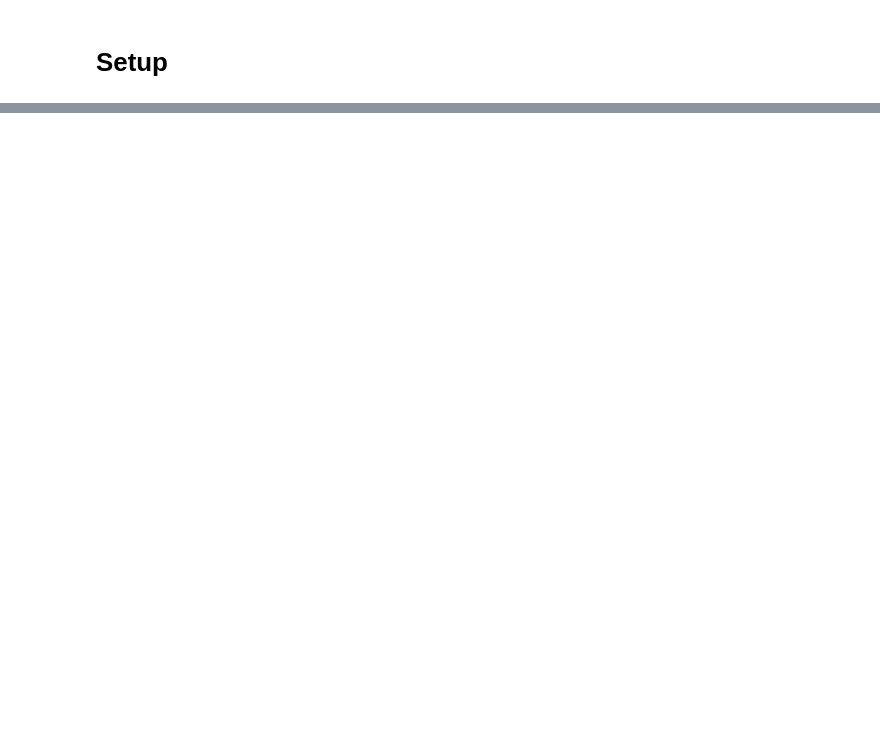
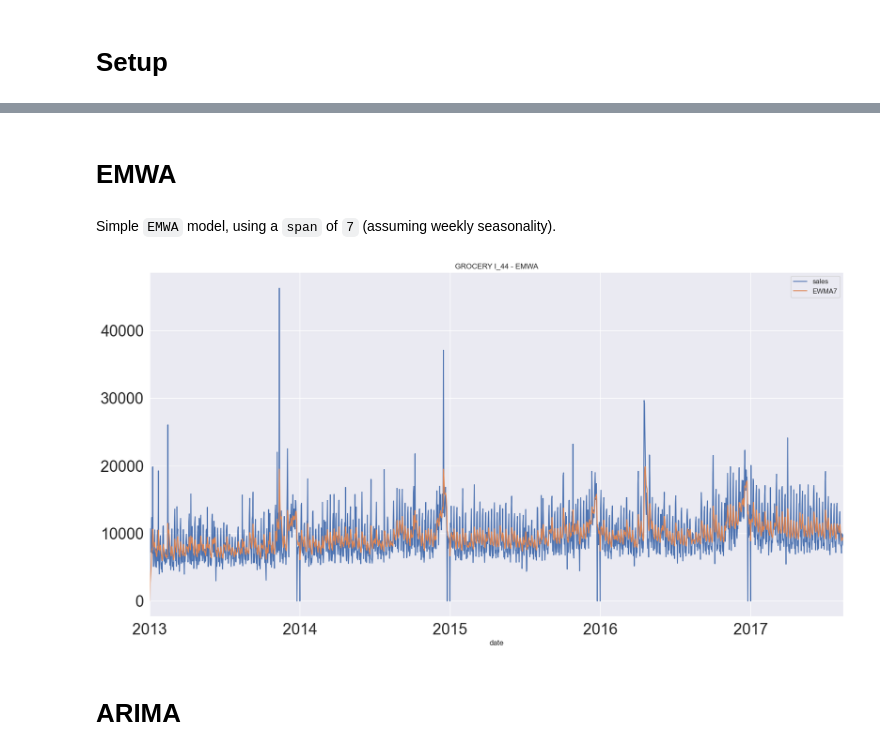
Before and after one commit to angie-xiao/store_sales, a Jupyter notebook: 4_modeling.ipynb, the cells around one changed output, grey strips where cells are left out. Cells and saved outputs as stored; diff of their text form; code cells hidden in the pictures; blank space fills up the shorter version.

Commit message:
updated modeling

```diff
--- a/4_modeling.ipynb
+++ b/4_modeling.ipynb
@@ -74,0 +113,16 @@ test = pd.read_csv('test.csv', index_col='date', parse_dates=True)
+# %%
+features_to_use = [
+    'date','sales','onpromotion','oil_price', 'out_of_region',
+    'is_year_start','is_year_end',
+    'day_of_year',
+    'is_wknd','wageday', 'uid'
+]
+
+
+tmp = train_engineered[train_engineered['uid']=='GROCERY I_44']
+
+tmp = tmp[features_to_use]
+tmp = tmp.set_index('date')
+
+# set index freq
+tmp = tmp.asfreq('d')
@@ -74,0 +142,16 @@ test = pd.read_csv('test.csv', index_col='date', parse_dates=True)
+# %%
+tmp[['oil_price']]= tmp[['oil_price']].interpolate(method='linear')
+tmp['uid'] = 'GROCERY I_44'
+# tmp[tmp.isna()] = 0
+tmp = tmp.fillna(0)
+
+
+# tmp = df
+tmp = tmp.asfreq('D')
+
+# extrapolate NAs
+
+# exclude a col
+# tmp = tmp.drop(columns=['if_holiday'], axis=1)
+
+tmp.index
@@ -74,0 +167,20 @@ test = pd.read_csv('test.csv', index_col='date', parse_dates=True)
+# %% [markdown]
+# EMWA
+# %% [markdown]
+Simple `EMWA` model, using a `span` of `7` (assuming weekly seasonality).
+# %%
+# use a span of 12 months
+span = 7           # n-period EW moving average
+alpha = 2/(span+1)
+
+tmp_ewma = tmp.copy()
+tmp_ewma['EWMA7'] = tmp_ewma['sales'].ewm(alpha=alpha, adjust=False).mean()
+# %%
+sns.set_theme()
+sns.set(rc={'figure.figsize':[20,10]})
+
+tmp_ewma[['sales','EWMA7']].plot(title='GROCERY I_44 - EMWA', fontsize=25);
+# %% [output]
+[figure, added]
+# %% [markdown]
+# ARIMA
```
Also changed, not shown: parts of 30 cells of this notebook, 2 other files.
